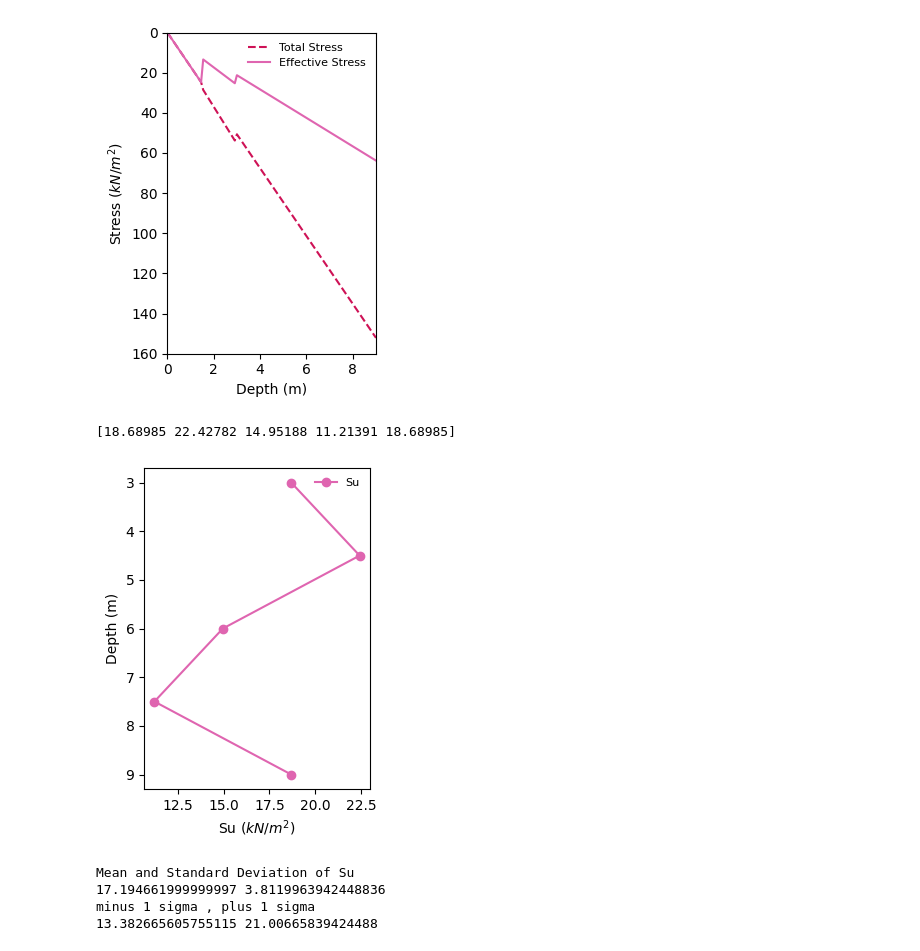
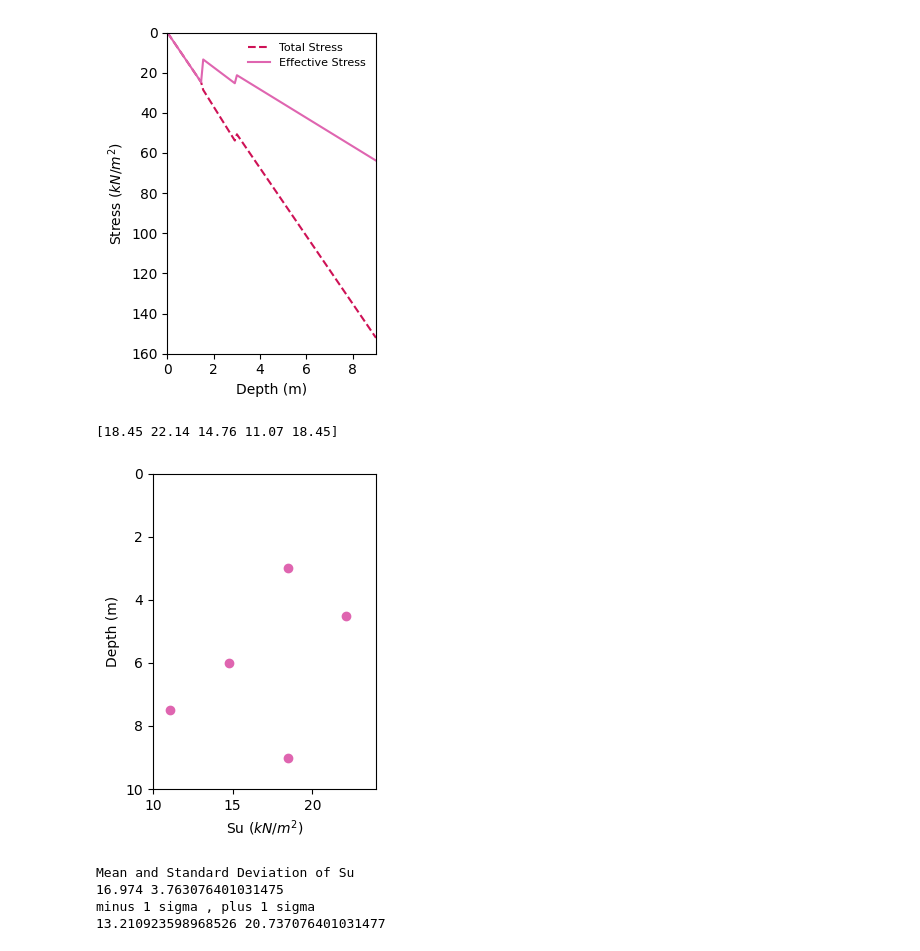
Before and after one commit to bKeungAuyeung/CE444-HW3, a Jupyter notebook: bAuyeung_HW3-code_CE444.ipynb, the cells around one changed output. Drawn from its saved outputs; the diff is of its cells as text; code cells hidden in the pictures.

```diff
--- a/bAuyeung_HW3-code_CE444.ipynb
+++ b/bAuyeung_HW3-code_CE444.ipynb
@@ -61,43 +61,43 @@ N60_z9 = 5
 
 # collect f1 graph ~ 0.045
 f1 = 0.045
-Pa = 101.3 # 1 atm = 101.3 kPa
+Pa = 100 # 1 atm = 100 kPa
 
 Su = np.zeros(5)
 
 Su[0] = 0.82*Pa*f1*N60_z3
 Su[1] = 0.82*Pa*f1*N60_z3b6
 Su[2] = 0.82*Pa*f1*N60_z6
 Su[3] = 0.82*Pa*f1*N60_z6b9
 Su[4] = 0.82*Pa*f1*N60_z9
 
 depth_forSu = np.array([3, 4.5, 6, 7.5, 9])
 print(Su)
 
 
 # plot Su w.r.t. depth
 fig, ax = plt.subplots(figsize=(3,4), tight_layout=True)
-plt.plot(Su, depth_forSu, color = "#df65b0", label="Su", marker='o')
+plt.plot(Su, depth_forSu, color = "#df65b0", label="Su", marker='o', linestyle='None')
 plt.ylabel("Depth (m)")
 plt.xlabel("Su ($kN/m^2$)")
 
-# ax.set_xlim(0, 10)
-# ax.set_ylim(0, 25)
+ax.set_ylim(0, 10)
 ax.yaxis.set_inverted(True)
-
-plt.legend(frameon=False, loc='best', fontsize=8)
+ax.set_xlim(10, 24)
+# plt.grid(True)
+# plt.legend(frameon=False, loc='best', fontsize=8)
 plt.show()
 
 Su_mu = np.mean(Su)
 Su_std = np.std(Su)
 print("Mean and Standard Deviation of Su")
 print(Su_mu, Su_std)
 print("minus 1 sigma , plus 1 sigma")
 print(Su_mu-Su_std, Su_mu+Su_std)
 # %% [output]
-[18.68985 22.42782 14.95188 11.21391 18.68985]
+[18.45 22.14 14.76 11.07 18.45]
-[figure, old version]
+[figure, new version]
 Mean and Standard Deviation of Su
-17.194661999999997 3.8119963942448836
+16.974 3.763076401031475
 minus 1 sigma , plus 1 sigma
-13.382665605755115 21.00665839424488
+13.210923598968526 20.737076401031477
```
Also changed, not shown: 1 other file.
